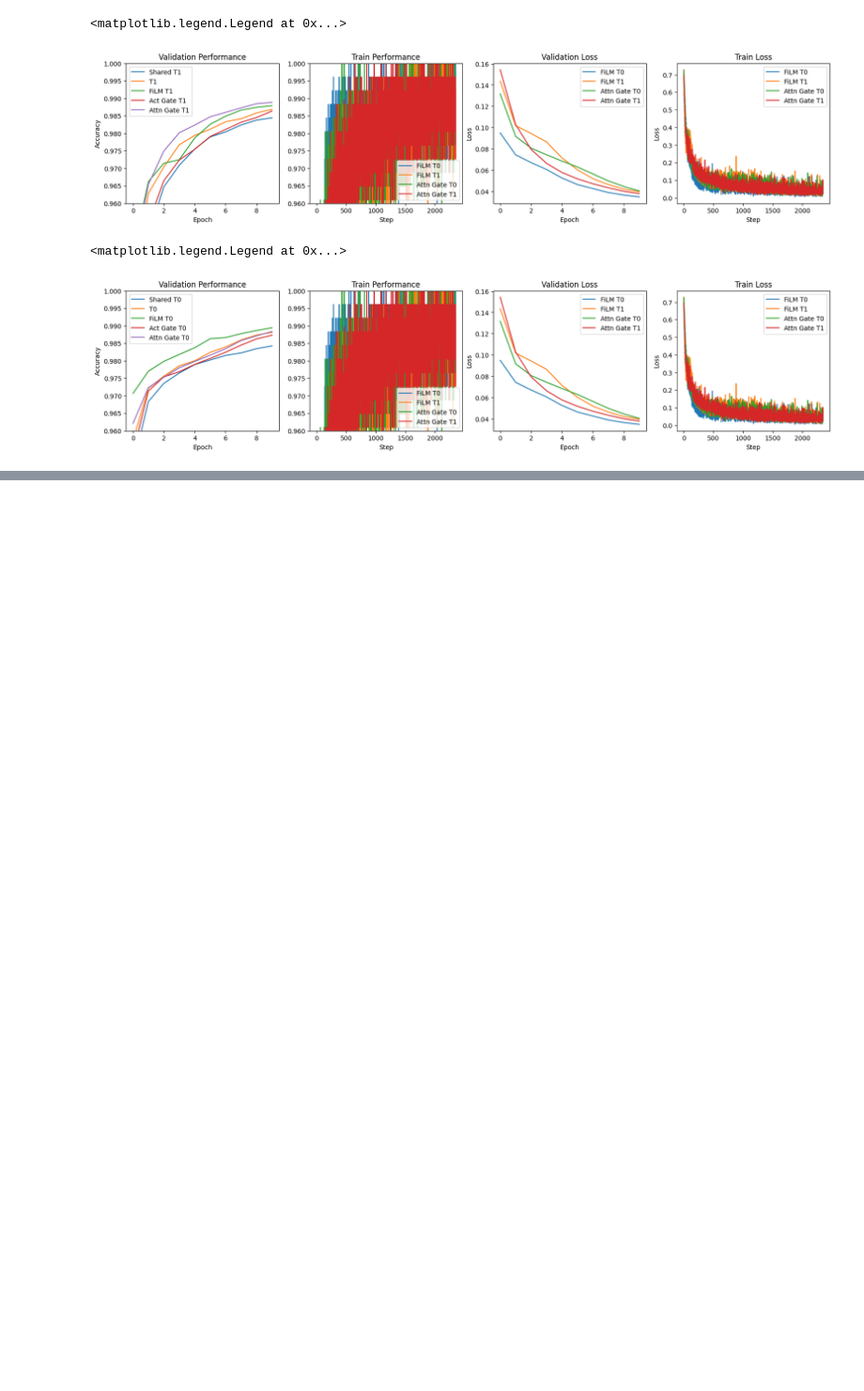
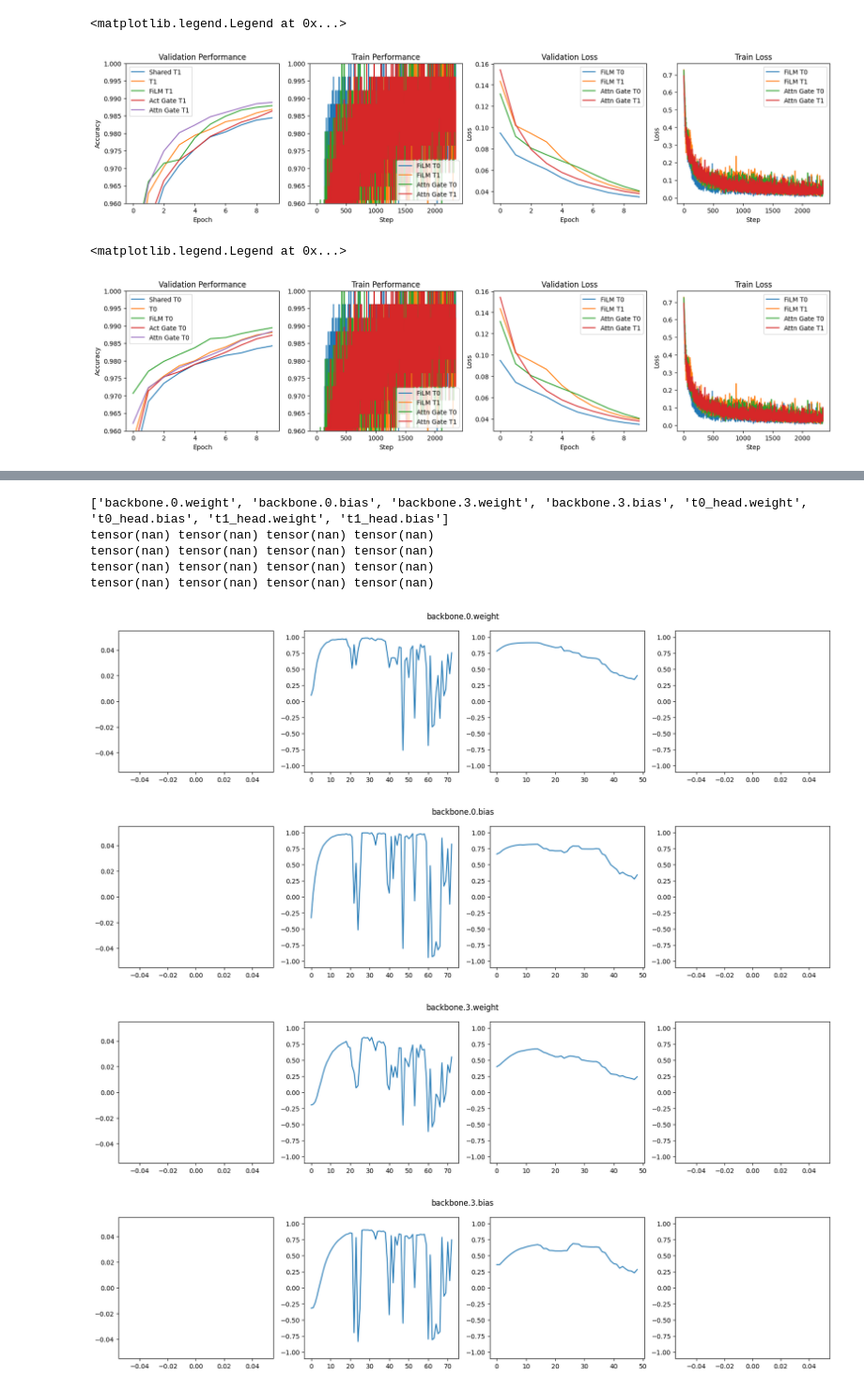
Before and after one commit to zedian/CS330-FinalProject, a Jupyter notebook: scr.ipynb, the cells around one changed output, grey strips where cells are left out. Shown at 94% size. Cells and saved outputs as stored; diff of their text form; code cells hidden in the pictures; blank space fills up the shorter version.

Commit message:
experiment with grad directions

```diff
--- a/scr.ipynb
+++ b/scr.ipynb
@@ -559,0 +573,3 @@ vax.legend()
+# %%
+mnist_train = torchvision.datasets.MNIST('/tmp/mnist', download=True, train=True)
+mnist_test = torchvision.datasets.MNIST('/tmp/mnist', download=True, train=False)
@@ -559,0 +640,13 @@ vax.legend()
+# %%
+# batch size and learning rate will affect gradient variance!
+EPOCHS = 1
+LR = 3e-4
+BATCH_SIZE = 512
+
+train_ds = MultiTaskDataset(x_train, y_t0_train, y_t1_train)
+val_ds = MultiTaskDataset(x_test, y_t0_test, y_t1_test)
+train_iter = DataLoader(train_ds, batch_size=BATCH_SIZE, shuffle=True)
+val_iter = DataLoader(train_ds, batch_size=BATCH_SIZE, shuffle=False)
+
+mtl = SharedMTL()
+opt = torch.optim.Adam(mtl.parameters(), lr=3e-4)
@@ -559,0 +685,53 @@ vax.legend()
+# %%
+def select_grad(task, key):
+    return [grad[key] for grad in task]
+# %%
+keys = list(mtl.state_dict().keys())
+print(keys)
+
+for idx in range(len(keys)):
+    g0 = select_grad(gradients['t0'], keys[idx])
+    if g0[0] == None: continue
+    g0 = torch.stack(g0)
+    g0 = g0.view(g0.shape[0], -1)
+
+    g1 = select_grad(gradients['t1'], keys[idx])
+    if g1[0] == None: continue
+    g1 = torch.stack(g1)
+    g1 = g1.view(g1.shape[0], -1)
+
+    # for rgn
+    p = mtl.state_dict()[keys[idx]]
+    p_norm = p.norm()
+
+    fig, axes = plt.subplots(1, 4, figsize=(20, 4))
+    fig.suptitle(keys[idx])
+    ax0 = axes[0]
+    ax0.plot(g0.norm(dim=-1) / p_norm)
+    ax0.plot(g1.norm(dim=-1) / p_norm)
+
+    sim = torch.sum(F.normalize(g0, dim=-1) * F.normalize(g1, dim=-1), dim=-1)
+    print(sim.min(), sim.max(), sim.mean(), sim.var())
+    ax1 = axes[1]
+    ax1.set_ylim([-1.1, 1.1])
+    ax1.plot(sim)
+
+    filter_size = 25
+    x_smooth = F.conv1d(sim[None], torch.ones(1, 1, filter_size) / filter_size)
+    ax2 = axes[2]
+    ax2.set_ylim([-1.1, 1.1])
+    ax2.plot(x_smooth[0])
+
+    ax3 = axes[3]
+    ax3.set_ylim([-1.1, 1.1])
+    ax3.plot(sim * g0.norm(dim=-1) / p_norm)
+# %% [output]
+['backbone.0.weight', 'backbone.0.bias', 'backbone.3.weight', 'backbone.3.bias', 't0_head.weight', 't0_head.bias', 't1_head.weight', 't1_head.bias']
+tensor(nan) tensor(nan) tensor(nan) tensor(nan)
+tensor(nan) tensor(nan) tensor(nan) tensor(nan)
+tensor(nan) tensor(nan) tensor(nan) tensor(nan)
+tensor(nan) tensor(nan) tensor(nan) tensor(nan)
+[figure, added]
+[figure, added]
+[figure, added]
+[figure, added]
```
Also changed, not shown: parts of 8 cells of this notebook.
